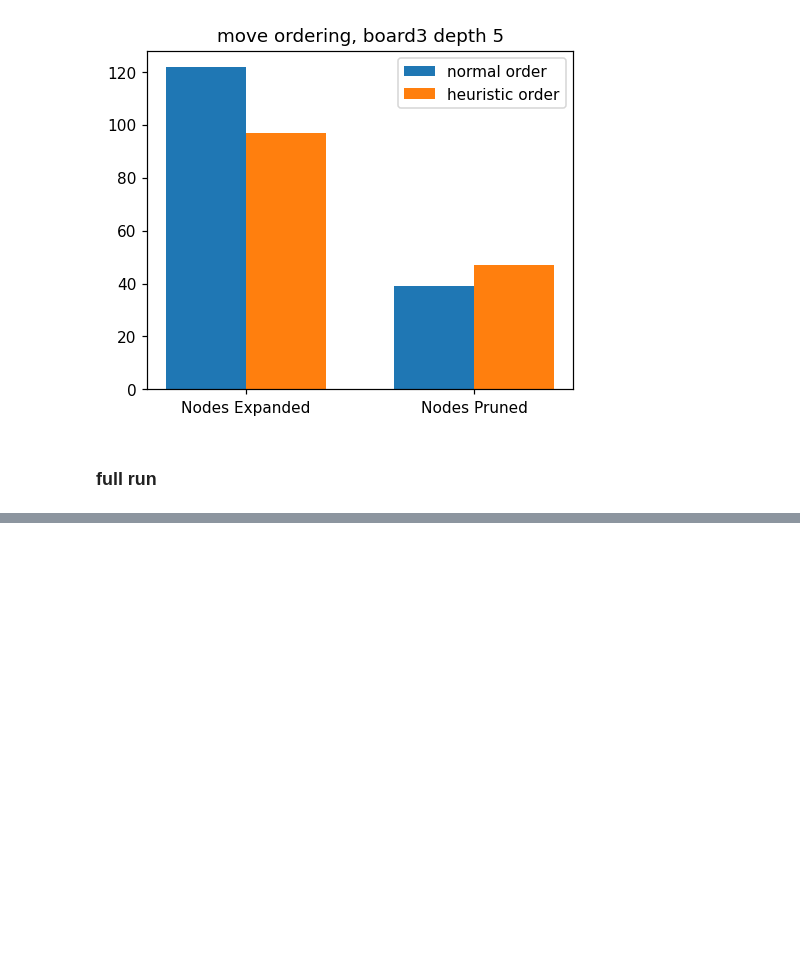
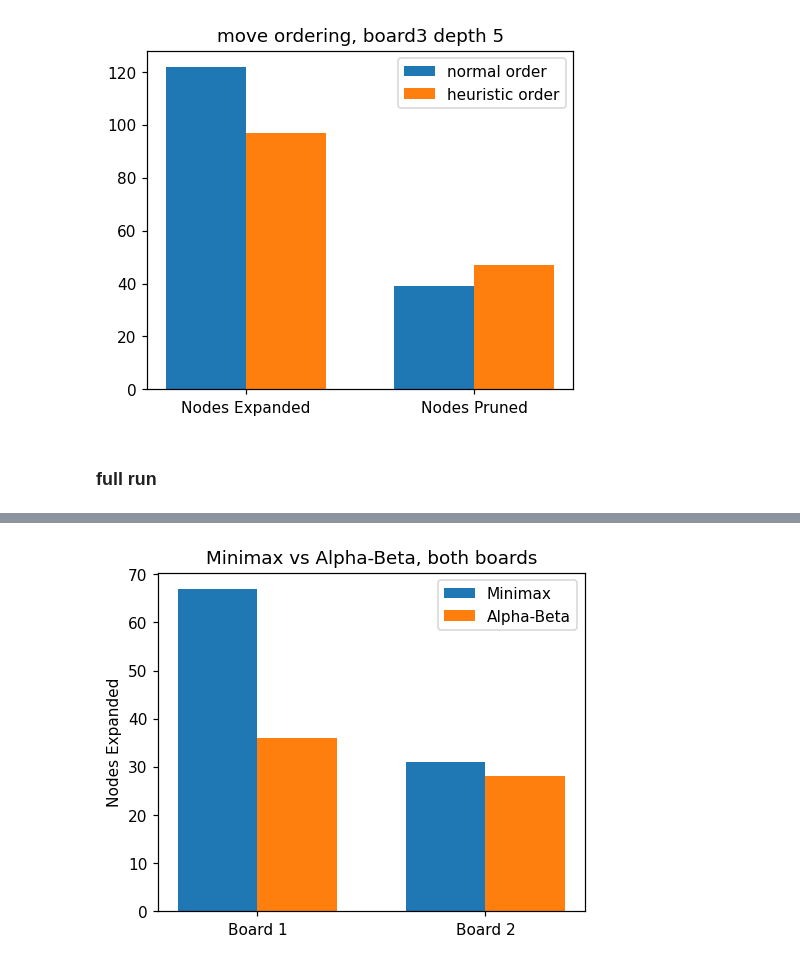
Before and after one commit to RudraDudhat2509/AI_GROUP_ASSIGNMENT, a Jupyter notebook: ps3_robot_battle/ps3_robot_battle.ipynb, the cells around one changed output, grey strips where cells are left out. Drawn from its saved outputs; the diff is of its cells as text; code cells hidden in the pictures; blank space fills up the shorter version.

```diff
--- a/ps3_robot_battle/ps3_robot_battle.ipynb
+++ b/ps3_robot_battle/ps3_robot_battle.ipynb
@@ -220,0 +223,21 @@ plt.show()
+# %%
+t0 = time.perf_counter()
+mm2_v, mm2_m, mm2_s = search(grid2, 5, 7, a2, b2, e2, 'MAX', 4, False, False)
+print_result('Minimax', mm2_m, mm2_v, mm2_s, 4, time.perf_counter()-t0, False)
+print()
+t0 = time.perf_counter()
+ab2_v, ab2_m, ab2_s = search(grid2, 5, 7, a2, b2, e2, 'MAX', 4, True, False)
+print_result('Alpha-Beta', ab2_m, ab2_v, ab2_s, 4, time.perf_counter()-t0, True)
+print()
+t0 = time.perf_counter()
+abh2_v, abh2_m, abh2_s = search(grid2, 5, 7, a2, b2, e2, 'MAX', 4, True, True)
+print_result('Alpha-Beta (heuristic order)', abh2_m, abh2_v, abh2_s, 4, time.perf_counter()-t0, True)
+print()
+print('Board 2 - Minimax vs Alpha-Beta:')
+print(f'Nodes expanded -> Minimax = {mm2_s["expanded"]}, Alpha-Beta = {ab2_s["expanded"]}')
+print(f'Nodes pruned -> Alpha-Beta = {ab2_s["pruned"]}')
+print(f'Best move / eval match -> {mm2_m == ab2_m and mm2_v == ab2_v}')
+print()
+print('Board 2 - Alpha-Beta without vs with move ordering:')
+print(f'Nodes expanded -> without = {ab2_s["expanded"]}, with = {abh2_s["expanded"]}')
+print(f'Nodes pruned -> without = {ab2_s["pruned"]}, with = {abh2_s["pruned"]}')
@@ -220,0 +262,17 @@ plt.show()
+# %%
+labels = ['Board 1', 'Board 2']
+mm_vals = [mm1_s['expanded'], mm2_s['expanded']]
+ab_vals = [ab1_s['expanded'], ab2_s['expanded']]
+x = np.arange(len(labels))
+width = 0.35
+fig, ax = plt.subplots(figsize=(5, 4))
+ax.bar(x - width/2, mm_vals, width, label='Minimax')
+ax.bar(x + width/2, ab_vals, width, label='Alpha-Beta')
+ax.set_xticks(x)
+ax.set_xticklabels(labels)
+ax.set_ylabel('Nodes Expanded')
+ax.set_title('Minimax vs Alpha-Beta, both boards')
+ax.legend()
+plt.show()
+# %% [output]
+[figure, added]
```
Also changed, not shown: parts of 4 cells of this notebook, 5 other files.
